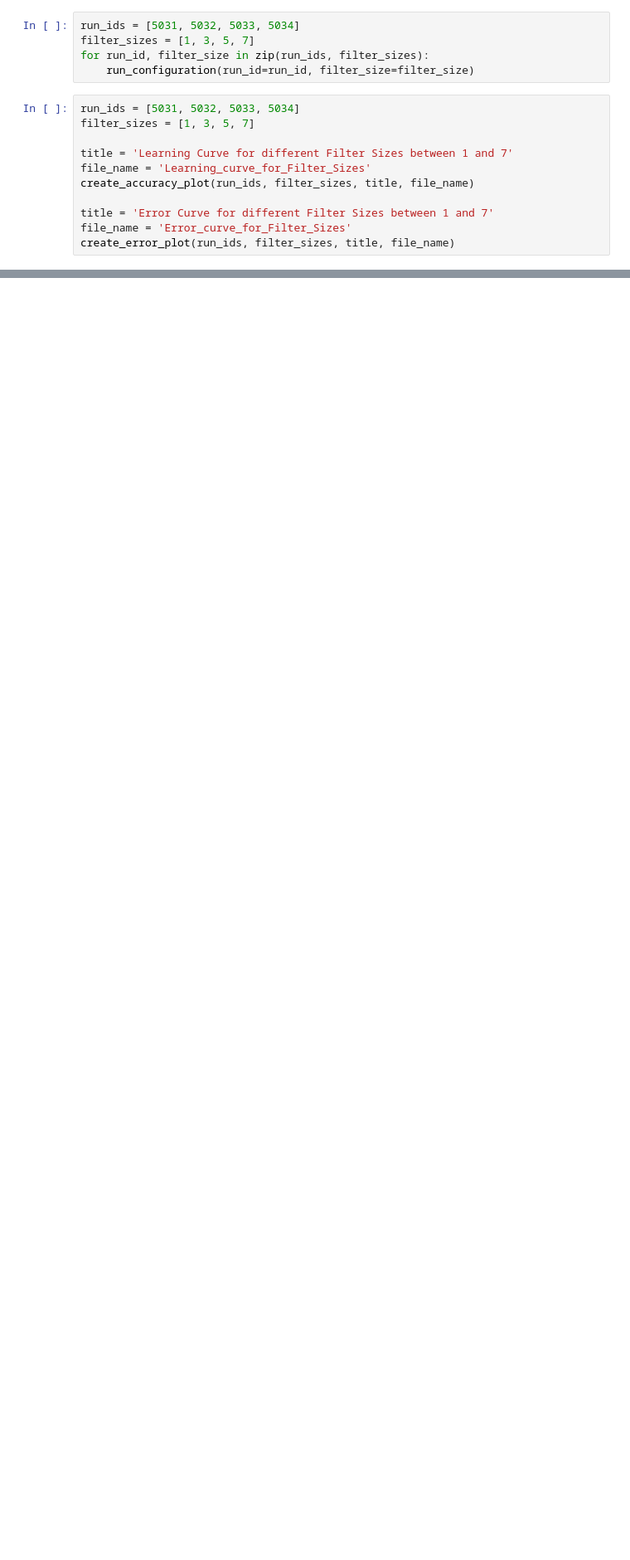
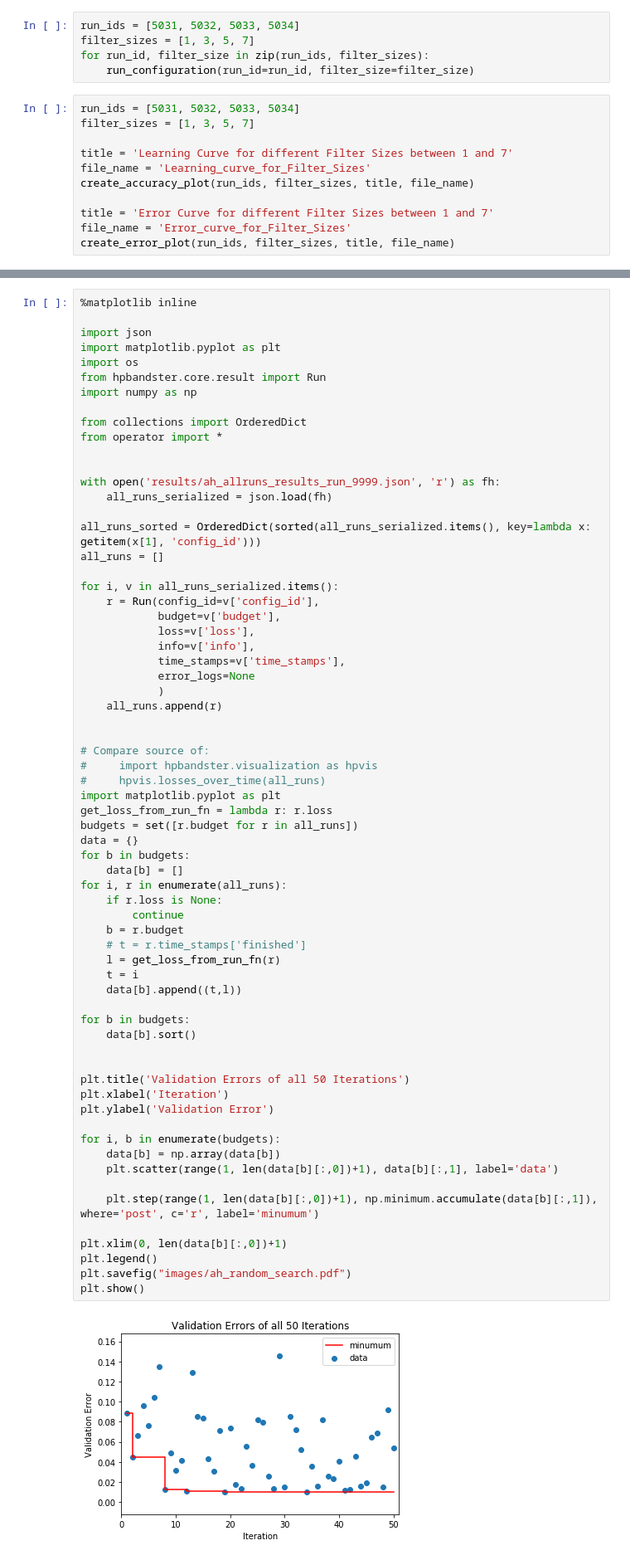
Before and after one commit to AmadeusHovekamp/RoboticsLab, a Jupyter notebook: exercise2/Figure_Creator.ipynb, the cells around one changed output, grey strips where cells are left out. Shown: that part at 83% size. Cells and saved outputs as stored; diff of their text form; blank space fills up the shorter version.

```diff
--- a/exercise2/Figure_Creator.ipynb
+++ b/exercise2/Figure_Creator.ipynb
@@ -246,0 +247,68 @@ plt.savefig("ah_random_search.png")
+# %%
+%matplotlib inline
+
+import json
+import matplotlib.pyplot as plt
+import os
+from hpbandster.core.result import Run
+import numpy as np
+
+from collections import OrderedDict
+from operator import *
+
+
+with open('results/ah_allruns_results_run_9999.json', 'r') as fh:
+    all_runs_serialized = json.load(fh)
+
+all_runs_sorted = OrderedDict(sorted(all_runs_serialized.items(), key=lambda x: getitem(x[1], 'config_id')))
+all_runs = []
+
+for i, v in all_runs_serialized.items():
+    r = Run(config_id=v['config_id'],
+            budget=v['budget'],
+            loss=v['loss'],
+            info=v['info'],
+            time_stamps=v['time_stamps'],
+            error_logs=None
+            )
+    all_runs.append(r)
+
+
+# Compare source of:
+#     import hpbandster.visualization as hpvis
+#     hpvis.losses_over_time(all_runs)
+import matplotlib.pyplot as plt
+get_loss_from_run_fn = lambda r: r.loss
+budgets = set([r.budget for r in all_runs])
+data = {}
+for b in budgets:
+    data[b] = []
+for i, r in enumerate(all_runs):
+    if r.loss is None:
+        continue
+    b = r.budget
+    # t = r.time_stamps['finished']
+    l = get_loss_from_run_fn(r)
+    t = i
+    data[b].append((t,l))
+
+for b in budgets:
+    data[b].sort()
+
+
+plt.title('Validation Errors of all 50 Iterations')
+plt.xlabel('Iteration')
+plt.ylabel('Validation Error')
+
+for i, b in enumerate(budgets):
+    data[b] = np.array(data[b])
+    plt.scatter(range(1, len(data[b][:,0])+1), data[b][:,1], label='data')
+
+    plt.step(range(1, len(data[b][:,0])+1), np.minimum.accumulate(data[b][:,1]), where='post', c='r', label='minumum')
+
+plt.xlim(0, len(data[b][:,0])+1)
+plt.legend()
+plt.savefig("images/ah_random_search.pdf")
+plt.show()
+# %% [output]
+[figure, added]
```
Also changed, not shown: parts of 13 cells of this notebook, 28 other files.
